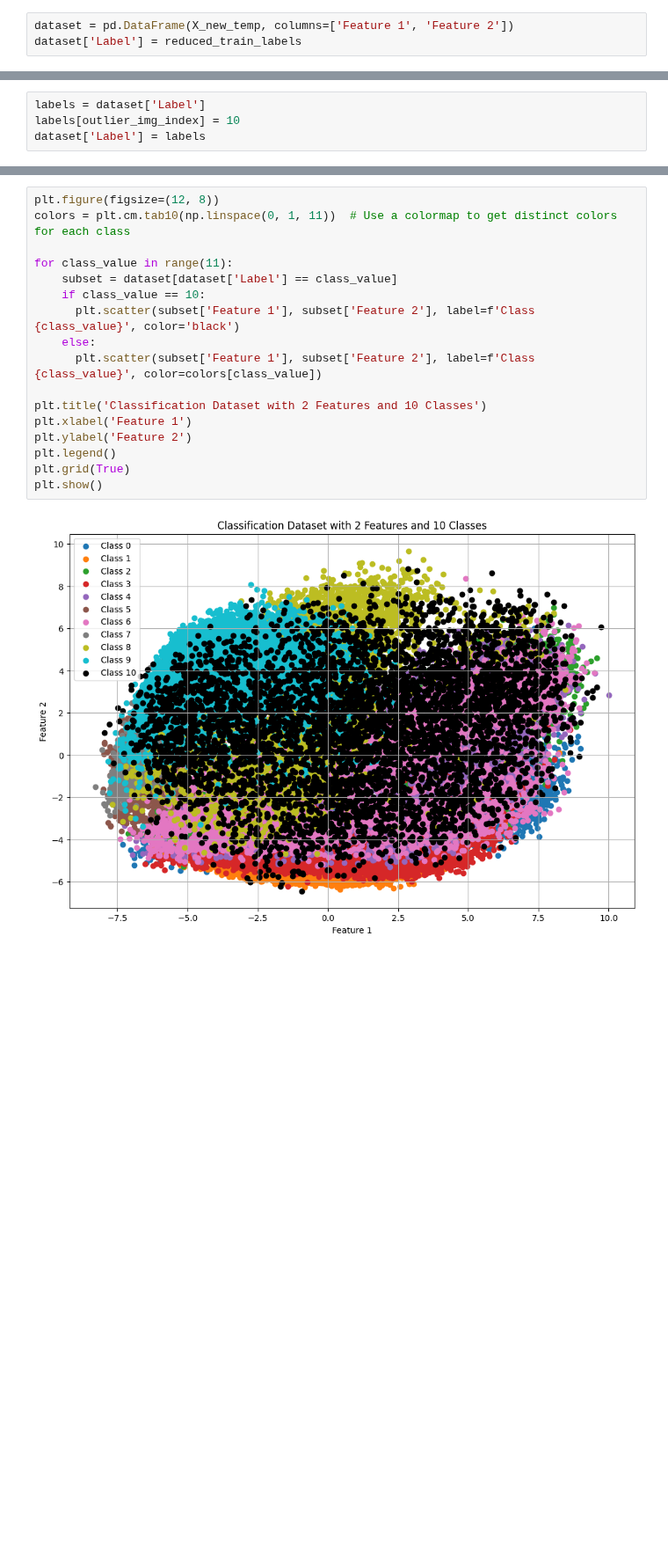
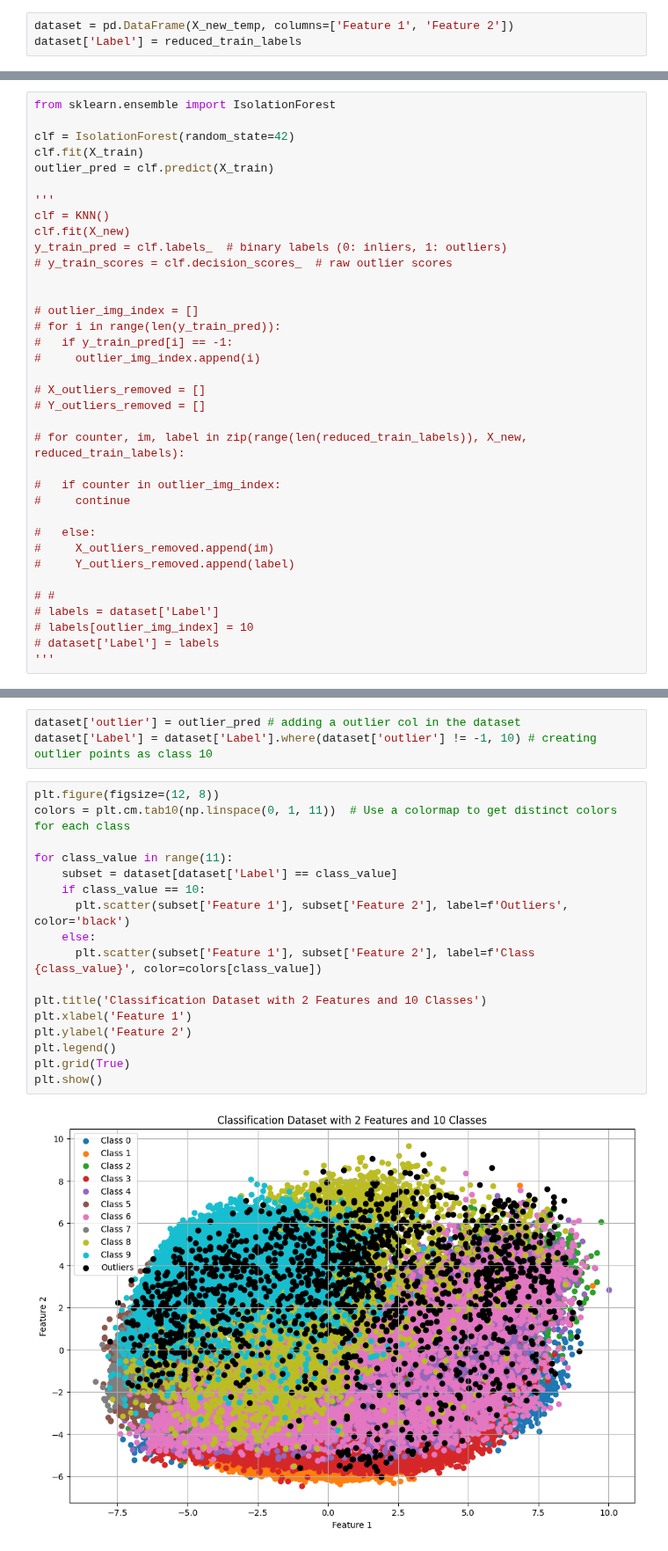
Before and after one commit to khetansarvesh/msml_602, a Jupyter notebook: Project/checkpoint2.ipynb, the cells around one changed output, grey strips where cells are left out. Shown at 88% size. Cells and saved outputs as stored; diff of their text form; blank space fills up the shorter version.

```diff
--- a/Project/checkpoint2.ipynb
+++ b/Project/checkpoint2.ipynb
@@ -511,4 +452,0 @@ for counter, im, label in zip(range(len(reduced_train_labels)), X_new, reduced_t
-# %%
-labels = dataset['Label']
-labels[outlier_img_index] = 10
-dataset['Label'] = labels
@@ -533,0 +453,36 @@ array([[0.12156863, 0.46666667, 0.70588235, 1.        ],
+# %%
+from sklearn.ensemble import IsolationForest
+
+clf = IsolationForest(random_state=42)
+clf.fit(X_train)
+outlier_pred = clf.predict(X_train)
+
+'''
+clf = KNN()
+clf.fit(X_new)
+y_train_pred = clf.labels_  # binary labels (0: inliers, 1: outliers)
+# y_train_scores = clf.decision_scores_  # raw outlier scores
+
+
+# outlier_img_index = []
+# for i in range(len(y_train_pred)):
+#   if y_train_pred[i] == -1:
+#     outlier_img_index.append(i)
+
+# X_outliers_removed = []
+# Y_outliers_removed = []
+
+# for counter, im, label in zip(range(len(reduced_train_labels)), X_new, reduced_train_labels):
+
+#   if counter in outlier_img_index:
+#     continue
+
+#   else:
+#     X_outliers_removed.append(im)
+#     Y_outliers_removed.append(label)
+
+# #
+# labels = dataset['Label']
+# labels[outlier_img_index] = 10
+# dataset['Label'] = labels
+'''
@@ -534,19 +493,22 @@ array([[0.12156863, 0.46666667, 0.70588235, 1.        ],
+# %%
+dataset['outlier'] = outlier_pred # adding a outlier col in the dataset
+dataset['Label'] = dataset['Label'].where(dataset['outlier'] != -1, 10) # creating outlier points as class 10
 # %%
 plt.figure(figsize=(12, 8))
 colors = plt.cm.tab10(np.linspace(0, 1, 11))  # Use a colormap to get distinct colors for each class
 
 for class_value in range(11):
     subset = dataset[dataset['Label'] == class_value]
     if class_value == 10:
-      plt.scatter(subset['Feature 1'], subset['Feature 2'], label=f'Class {class_value}', color='black')
+      plt.scatter(subset['Feature 1'], subset['Feature 2'], label=f'Outliers', color='black')
     else:
       plt.scatter(subset['Feature 1'], subset['Feature 2'], label=f'Class {class_value}', color=colors[class_value])
 
 plt.title('Classification Dataset with 2 Features and 10 Classes')
 plt.xlabel('Feature 1')
 plt.ylabel('Feature 2')
 plt.legend()
 plt.grid(True)
 plt.show()
 # %% [output]
-[figure, old version]
+[figure, new version]
```
Also changed, not shown: parts of 25 cells of this notebook.
